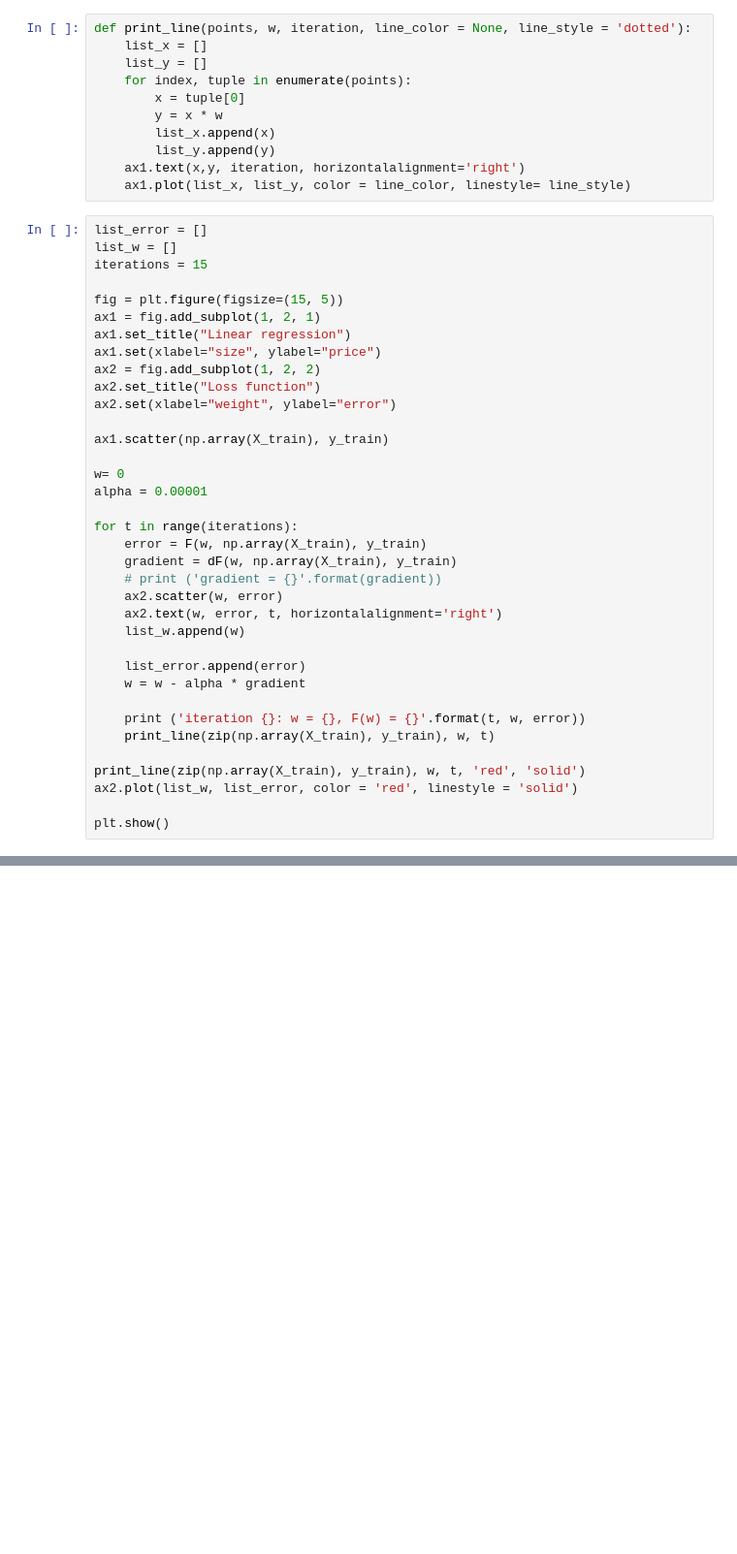
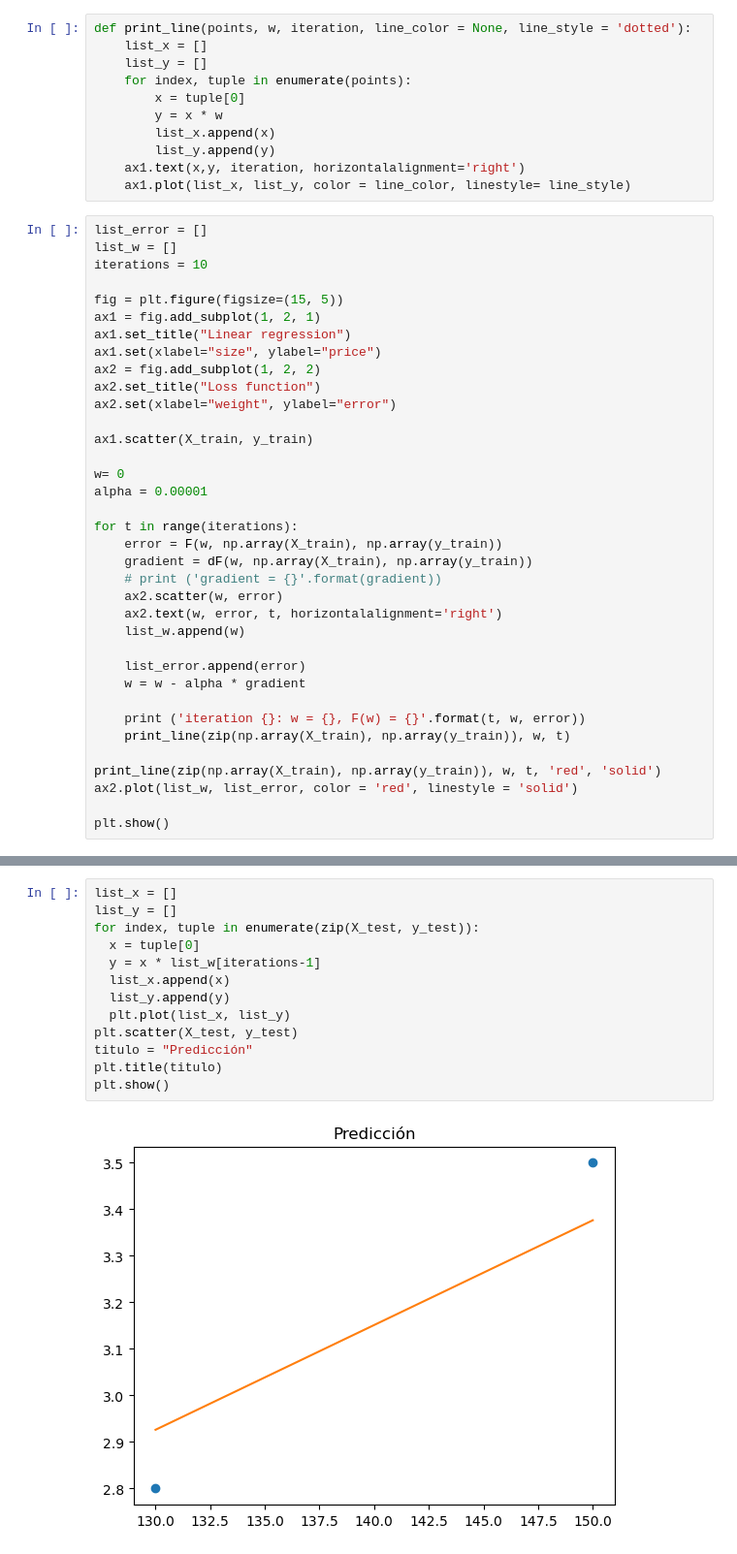
Before and after one commit to svroo/Machine_learning, a Jupyter notebook: Practica 3/Practica 3.ipynb, the cells around one changed output, grey strips where cells are left out. Shown at 97% size. Saved outputs shown, nothing was run; the diff lists cells and outputs as text; blank space fills up the shorter version.

```diff
--- a/Practica 3/Practica 3.ipynb
+++ b/Practica 3/Practica 3.ipynb
@@ -35,7 +38,7 @@ def print_line(points, w, iteration, line_color = None, line_style = 'dotted'):
 # %%
 list_error = []
 list_w = []
-iterations = 15
+iterations = 10
 
 fig = plt.figure(figsize=(15, 5))
 ax1 = fig.add_subplot(1, 2, 1)
@@ -45,14 +48,14 @@ ax2 = fig.add_subplot(1, 2, 2)
 ax2.set_title("Loss function")
 ax2.set(xlabel="weight", ylabel="error")
 
-ax1.scatter(np.array(X_train), y_train)
+ax1.scatter(X_train, y_train)
 
 w= 0
 alpha = 0.00001
 
 for t in range(iterations):
-    error = F(w, np.array(X_train), y_train)
-    gradient = dF(w, np.array(X_train), y_train)
+    error = F(w, np.array(X_train), np.array(y_train))
+    gradient = dF(w, np.array(X_train), np.array(y_train))
     # print ('gradient = {}'.format(gradient))
     ax2.scatter(w, error)
     ax2.text(w, error, t, horizontalalignment='right')
@@ -62,9 +65,9 @@ for t in range(iterations):
     w = w - alpha * gradient
 
     print ('iteration {}: w = {}, F(w) = {}'.format(t, w, error))
-    print_line(zip(np.array(X_train), y_train), w, t)
+    print_line(zip(np.array(X_train), np.array(y_train)), w, t)
 
-print_line(zip(np.array(X_train), y_train), w, t, 'red', 'solid')
+print_line(zip(np.array(X_train), np.array(y_train)), w, t, 'red', 'solid')
 ax2.plot(list_w, list_error, color = 'red', linestyle = 'solid')
 
 plt.show()
@@ -103,0 +109,15 @@ print(tabulate(pred,headers=['X_test', 'Valor predicho manualmente', 'Valor real
+# %%
+list_x = []
+list_y = []
+for index, tuple in enumerate(zip(X_test, y_test)):
+  x = tuple[0]
+  y = x * list_w[iterations-1]
+  list_x.append(x)
+  list_y.append(y)
+  plt.plot(list_x, list_y)
+plt.scatter(X_test, y_test)
+titulo = "Predicción"
+plt.title(titulo)
+plt.show()
+# %% [output]
+[figure, added]
```
Also changed, not shown: parts of 7 cells of this notebook.
